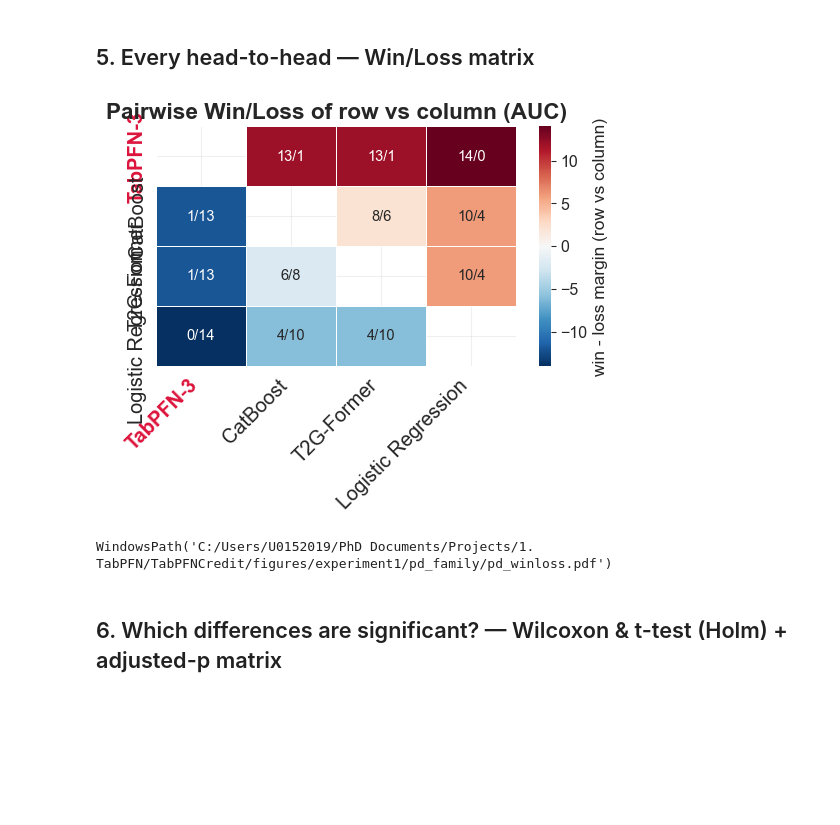
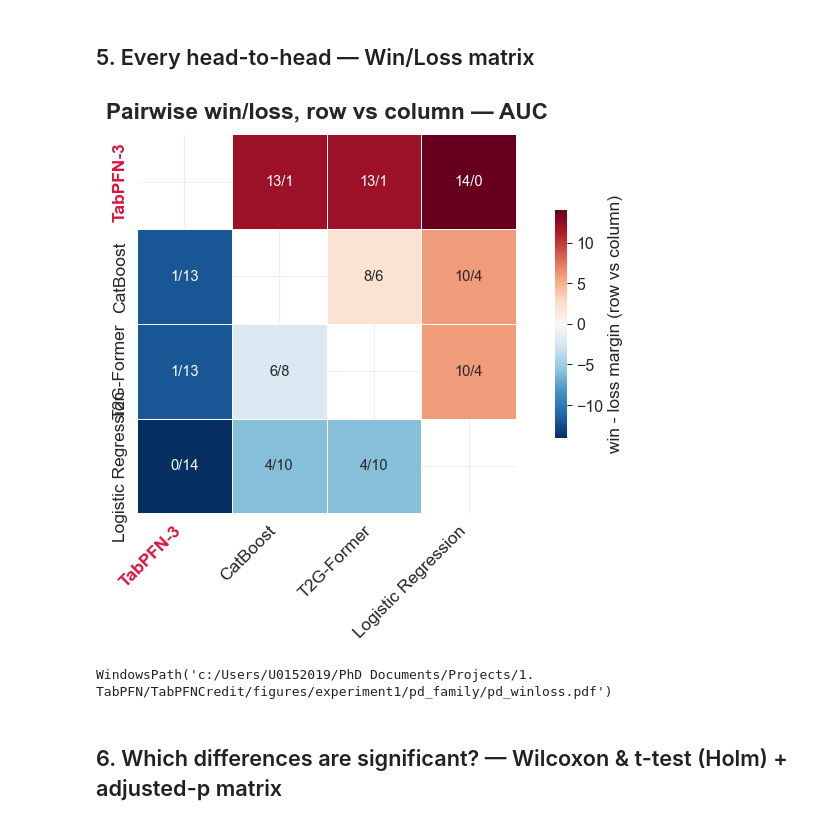
Before and after one commit to andreasgoethals/TabPFNCredit, a Jupyter notebook: notebooks/Experiment1.3-PD-FamilyStat.ipynb, the cells around one changed output. Saved outputs shown, nothing was run; the diff lists cells and outputs as text; code cells hidden in the pictures; blank space fills up the shorter version.

```diff
--- a/notebooks/Experiment1.3-PD-FamilyStat.ipynb
+++ b/notebooks/Experiment1.3-PD-FamilyStat.ipynb
@@ -135,11 +135,11 @@ A champion differs from the control iff its mean-rank gap exceeds this.
 # %% [markdown]
 ## 5. Every head-to-head — Win/Loss matrix
 # %%
-st.plot_wilcoxon_wl_matrix(mat, metric_name=METRIC,
-                           out_path=FIGURES_DIR / 'pd_winloss.pdf')
+st.plot_wilcoxon_wl_matrix_compact(mat, metric_name=METRIC,
+                                   out_path=FIGURES_DIR / 'pd_winloss.pdf')
 # %% [output]
-[figure, old version]
+[figure, new version]
-WindowsPath('C:/Users/U0152019/PhD Documents/Projects/1. TabPFN/TabPFNCredit/figures/experiment1/pd_family/pd_winloss.pdf')
+WindowsPath('c:/Users/U0152019/PhD Documents/Projects/1. TabPFN/TabPFNCredit/figures/experiment1/pd_family/pd_winloss.pdf')
 # %% [markdown]
 ## 6. Which differences are significant? — Wilcoxon & t-test (Holm) + adjusted-p matrix
 # %%
```
Also changed, not shown: parts of 2 cells of this notebook, 2 other files.
